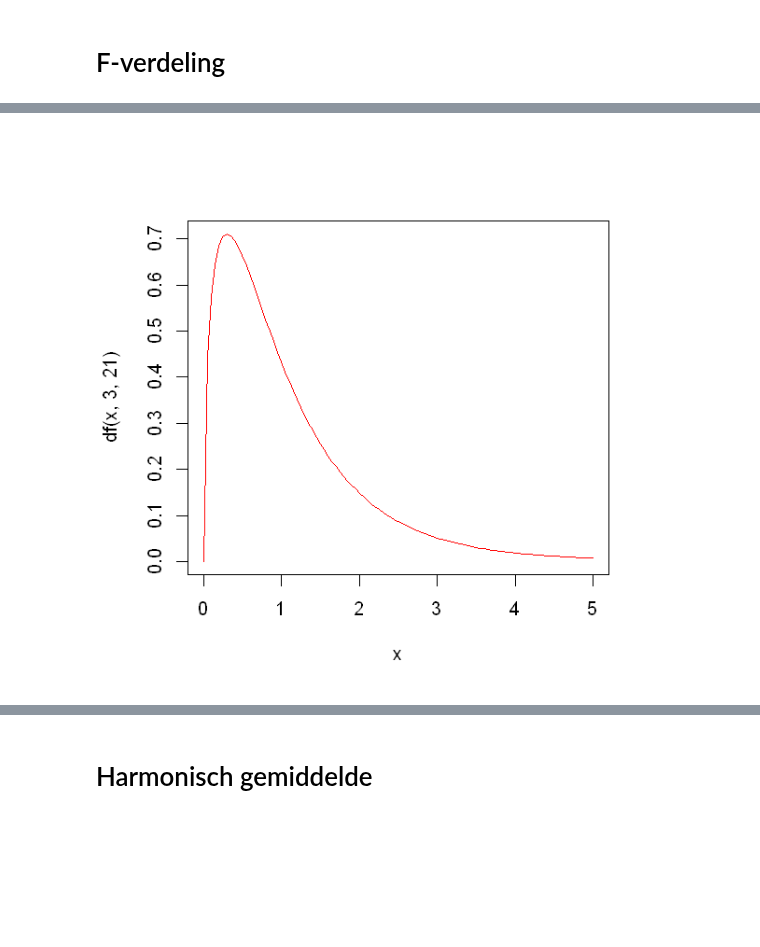
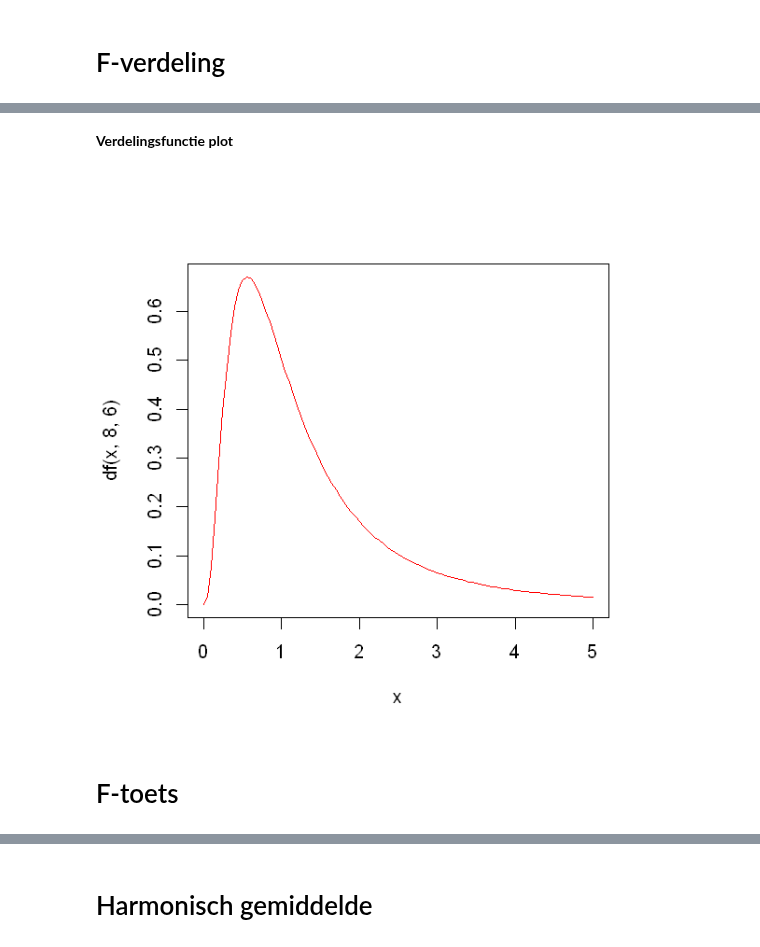
Before and after one commit to darkeclipz/jupyter-notebooks, a Jupyter notebook: Applied Math/Y2S3/Statistiek en onderzoek.ipynb, the cells around one changed output, grey strips where cells are left out. Saved outputs shown, nothing was run; the diff lists cells and outputs as text; code cells hidden in the pictures; blank space fills up the shorter version.

```diff
--- a/Applied Math/Y2S3/Statistiek en onderzoek.ipynb
+++ b/Applied Math/Y2S3/Statistiek en onderzoek.ipynb
@@ -410,4 +434,8 @@ pt(t, length(gewicht.verschil) - 1)
+# %% [markdown]
+**Verdelingsfunctie plot**
 # %%
-curve(df(x,3,21), col='red', from=0, to=5)
+curve(df(x,8,6), col='red', from=0, to=5)
 # %% [output]
-[figure, old version]
+[figure, new version]
+# %% [markdown]
+# F-toets
```
Also changed, not shown: parts of 8 cells of this notebook, 9 other files.
